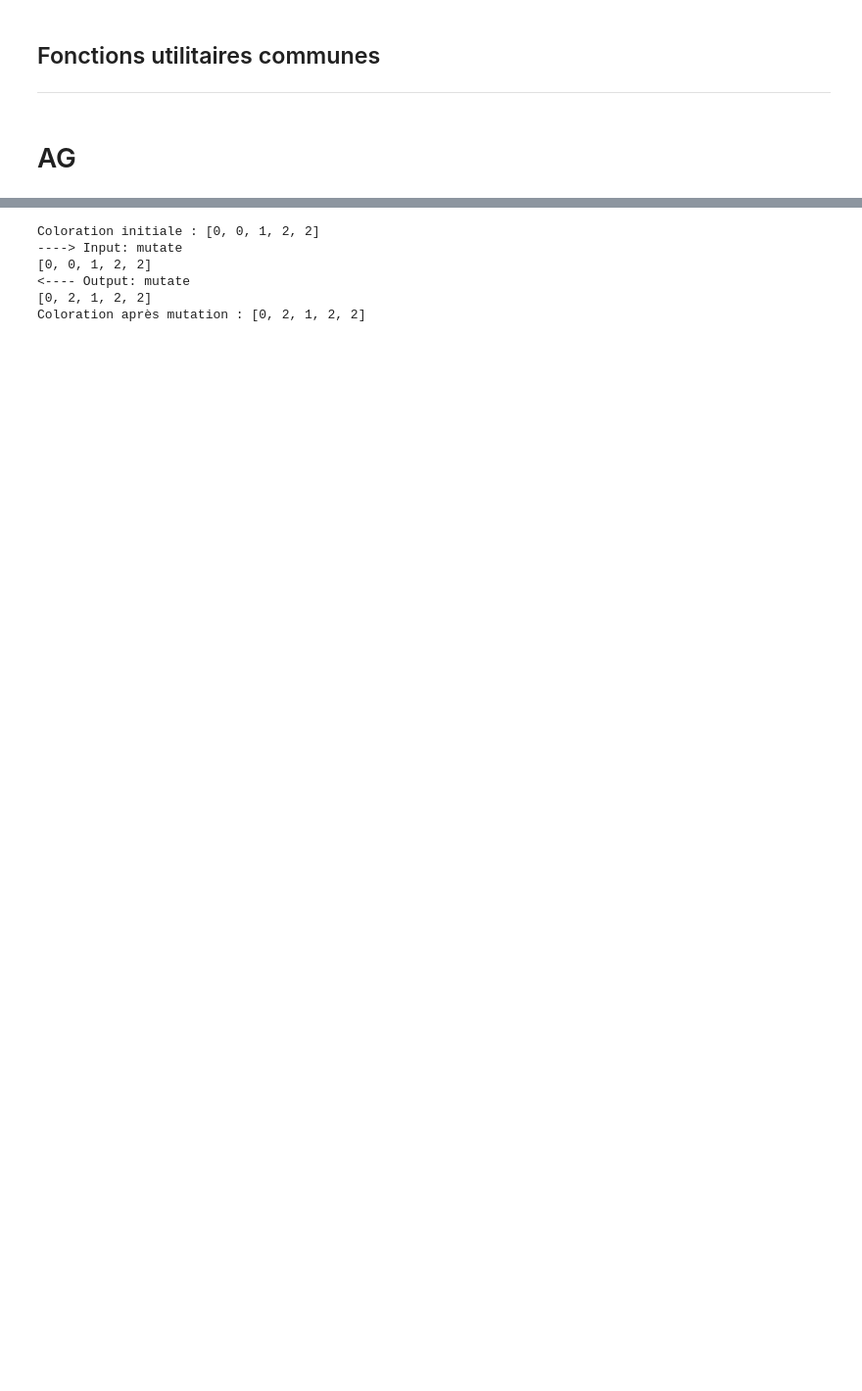
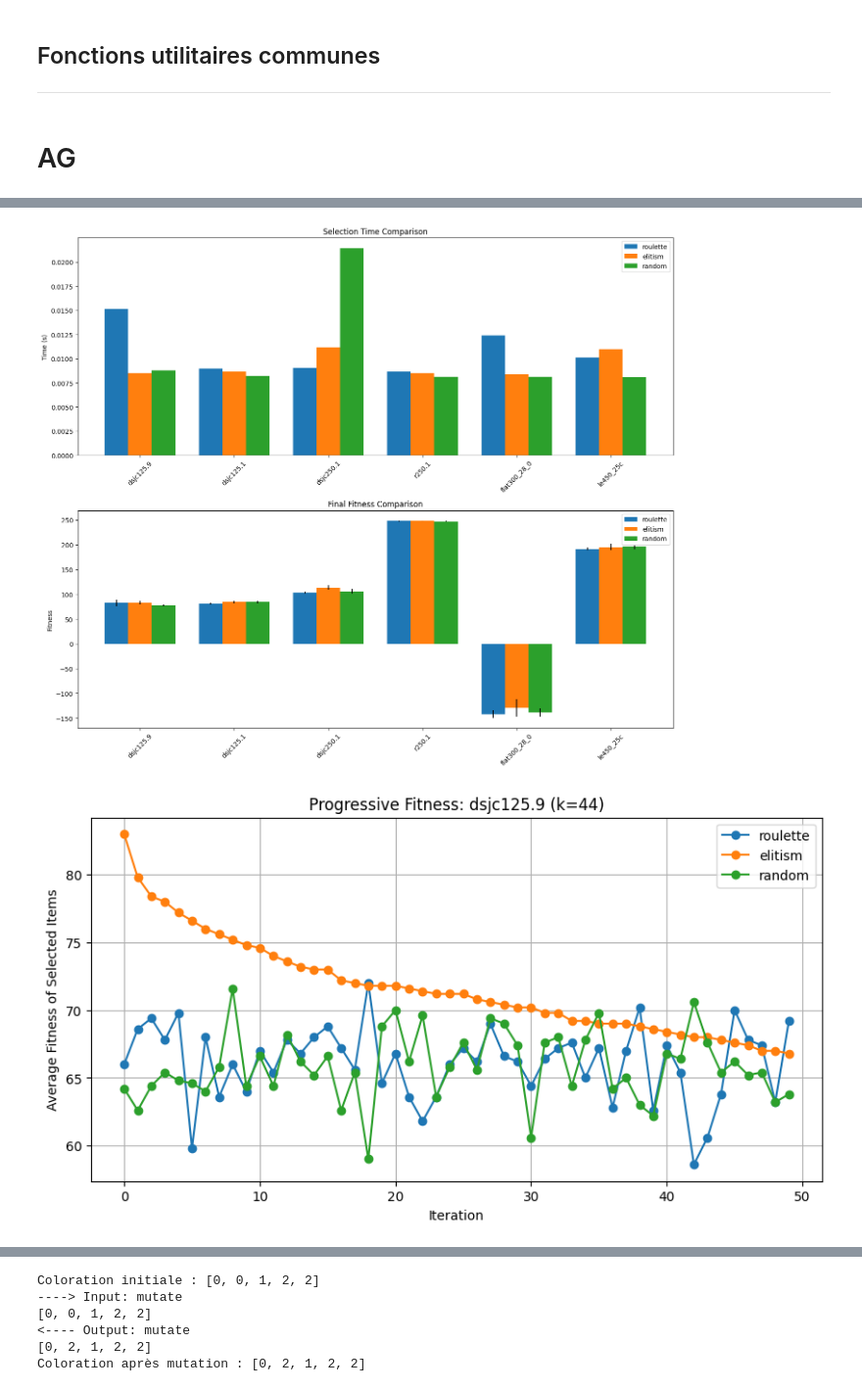
Before and after one commit to zcybrgd/Implementing-Optimization-Techniques, a Jupyter notebook: TP4-Evolutionnary-Metaheuristics/TP04_SQ2_EQUIPE03_Metaheuristics_AG_ACO.ipynb, the cells around one changed output, grey strips where cells are left out. Shown at 98% size. Cells and saved outputs as stored; diff of their text form; code cells hidden in the pictures; blank space fills up the shorter version.

Commit message:
version finale (BEST NOTEBOOK SO FAR NGL)

```diff
--- a/TP4-Evolutionnary-Metaheuristics/TP04_SQ2_EQUIPE03_Metaheuristics_AG_ACO.ipynb
+++ b/TP4-Evolutionnary-Metaheuristics/TP04_SQ2_EQUIPE03_Metaheuristics_AG_ACO.ipynb
@@ -342,0 +484,19 @@ print("============================\n")
+# %%
+# ================== MAIN BENCHMARK EXECUTION ==================
+graphs_best = {
+    "dsjc125.9": 44,
+    "dsjc125.1": 5,
+    "dsjc250.1": 8,
+    "r250.1": 8,
+    "flat300_28_0": 28,
+    "le450_25c": 25
+}
+
+results = defaultdict(dict)
+progressive_data = defaultdict(dict)  # Stores progressive fitness per graph/method
+
+for graph, k in graphs_best.items():
+    for method in ["roulette", "elitism", "random"]:
+        print(f"Testing {method} on {graph}...")
+        results[graph][method] = run_selection_benchmark(graph, k, method)
+        progressive_data[graph][method] = results[graph][method]['progressive_fitness']
@@ -342,0 +522,52 @@ print("============================\n")
+# %%
+# ================== PLOTTING ==================
+# 1. Time/Fitness Comparison (Original)
+fig, (ax1, ax2) = plt.subplots(2, 1, figsize=(14, 12))
+
+# Time plot
+x = np.arange(len(graphs_best))
+width = 0.25
+methods = ["roulette", "elitism", "random"]
+
+for i, method in enumerate(methods):
+    times = [results[g][method]['avg_time'] for g in graphs_best]
+    ax1.bar(x + i*width, times, width, label=method)
+
+ax1.set_title('Selection Time Comparison')
+ax1.set_ylabel('Time (s)')
+ax1.set_xticks(x + width)
+ax1.set_xticklabels(graphs_best.keys(), rotation=45)
+ax1.legend()
+
+# Fitness plot
+for i, method in enumerate(methods):
+    fitness = [results[g][method]['avg_fitness'] for g in graphs_best]
+    ax2.bar(x + i*width, fitness, width, label=method,
+           yerr=[results[g][method]['std_fitness'] for g in graphs_best])
+
+ax2.set_title('Final Fitness Comparison')
+ax2.set_ylabel('Fitness')
+ax2.set_xticks(x + width)
+ax2.set_xticklabels(graphs_best.keys(), rotation=45)
+ax2.legend()
+
+plt.tight_layout()
+plt.show()
+
+# 2. Progressive Fitness Analysis (New)
+for graph in graphs_best:
+    plt.figure(figsize=(10, 5))
+    for method in methods:
+        iterations = sorted(progressive_data[graph][method].keys())
+        avg_fitness = [progressive_data[graph][method][it] for it in iterations]
+        plt.plot(iterations, avg_fitness, label=method, marker='o')
+
+    plt.title(f'Progressive Fitness: {graph} (k={graphs_best[graph]})')
+    plt.xlabel('Iteration')
+    plt.ylabel('Average Fitness of Selected Items')
+    plt.legend()
+    plt.grid(True)
+    plt.show()
+# %% [output]
+[figure, added]
+[figure, added]
```
Also changed, not shown: parts of 74 cells of this notebook.
